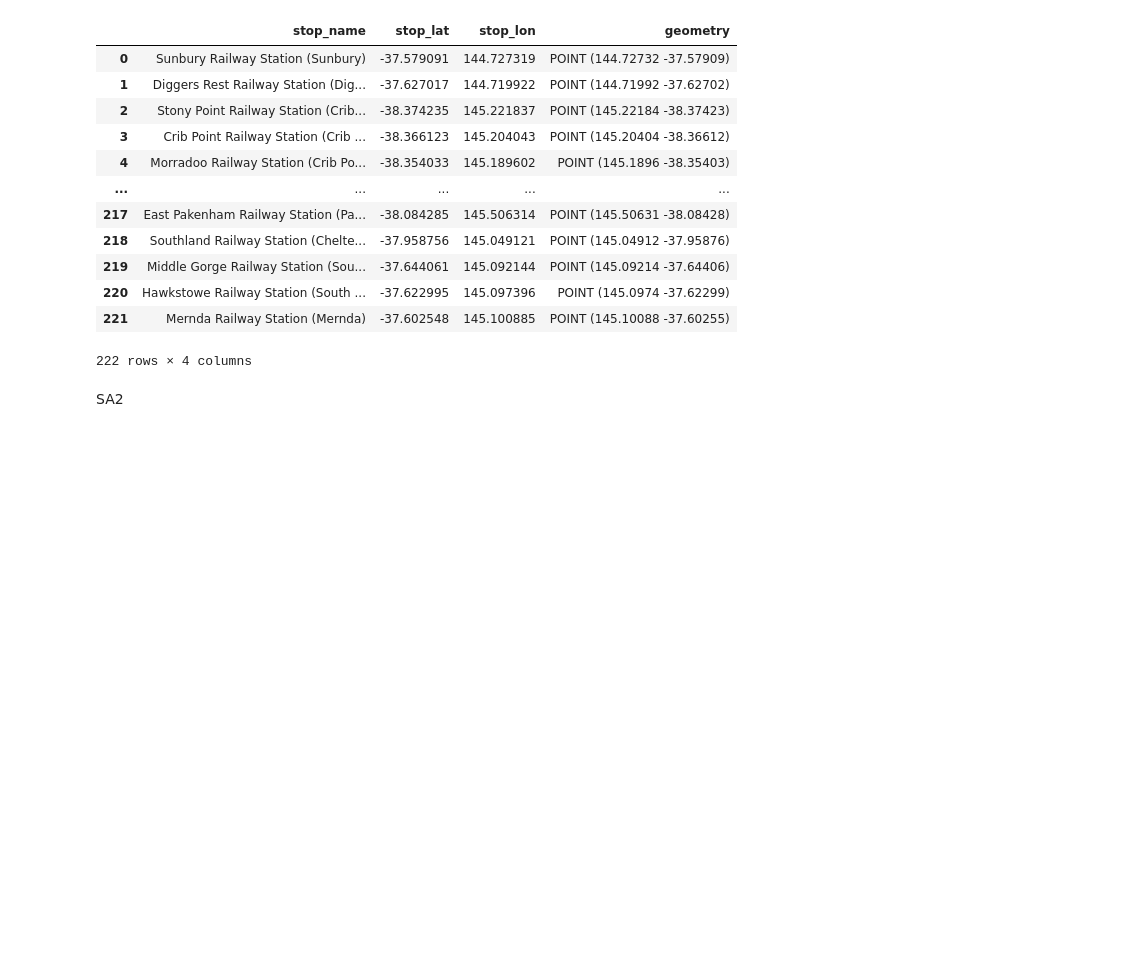
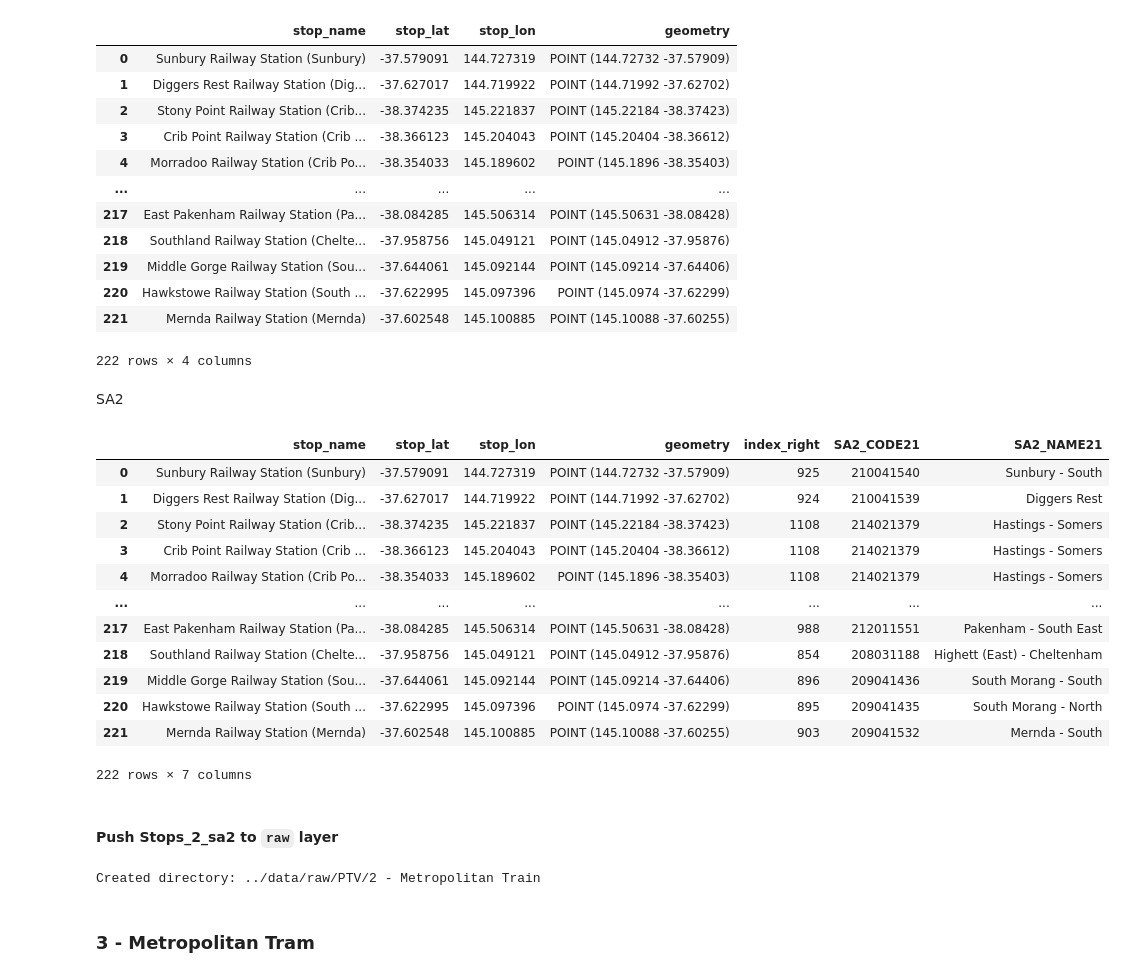
Before and after one commit to MAST30034-AppliedDataScience/project-2-group-real-estate-industry-project-2, a Jupyter notebook: notebooks/preprocessing-ptv.ipynb, the cells around one changed output. Saved outputs shown, nothing was run; the diff lists cells and outputs as text; code cells hidden in the pictures; blank space fills up the shorter version.

```diff
--- a/notebooks/preprocessing-ptv.ipynb
+++ b/notebooks/preprocessing-ptv.ipynb
@@ -68,3 +68,31 @@ SA2
 SA2 = gpd.read_file("../data/landing/sa2/sa2-21-shp/SA2_2021_AUST_GDA2020.shp")
 SA2 = SA2[["SA2_CODE21", "SA2_NAME21", "geometry"]]
 SA2.crs = 'EPSG: 4326'
+# %%
+stops_2_sa2 = gpd.sjoin(stop_2_gdf, SA2, how="left", predicate="within")
+
+# Display the result
+stops_2_sa2
+# %% [output]
+|  | stop_name | stop_lat | stop_lon | geometry | index_right | SA2_CODE21 | SA2_NAME21 |
+| 0 | Sunbury Railway Station (Sunbury) | -37.579091 | 144.727319 | POINT (144.72732 -37.57909) | 925 | 210041540 | Sunbury - South |
+| 1 | Diggers Rest Railway Station (Dig... | -37.627017 | 144.719922 | POINT (144.71992 -37.62702) | 924 | 210041539 | Diggers Rest |
+| 2 | Stony Point Railway Station (Crib... | -38.374235 | 145.221837 | POINT (145.22184 -38.37423) | 1108 | 214021379 | Hastings - Somers |
+| 3 | Crib Point Railway Station (Crib ... | -38.366123 | 145.204043 | POINT (145.20404 -38.36612) | 1108 | 214021379 | Hastings - Somers |
+| 4 | Morradoo Railway Station (Crib Po... | -38.354033 | 145.189602 | POINT (145.1896 -38.35403) | 1108 | 214021379 | Hastings - Somers |
+| ... | ... | ... | ... | ... | ... | ... | ... |
+| 217 | East Pakenham Railway Station (Pa... | -38.084285 | 145.506314 | POINT (145.50631 -38.08428) | 988 | 212011551 | Pakenham - South East |
+| 218 | Southland Railway Station (Chelte... | -37.958756 | 145.049121 | POINT (145.04912 -37.95876) | 854 | 208031188 | Highett (East) - Cheltenham |
+| 219 | Middle Gorge Railway Station (Sou... | -37.644061 | 145.092144 | POINT (145.09214 -37.64406) | 896 | 209041436 | South Morang - South |
+| 220 | Hawkstowe Railway Station (South ... | -37.622995 | 145.097396 | POINT (145.0974 -37.62299) | 895 | 209041435 | South Morang - North |
+| 221 | Mernda Railway Station (Mernda) | -37.602548 | 145.100885 | POINT (145.10088 -37.60255) | 903 | 209041532 | Mernda - South |
+222 rows × 7 columns
+# %% [markdown]
+#### Push Stops_2_sa2 to `raw` layer
+# %%
+create_dir('../data/raw/PTV/2 - Metropolitan Train')
+stops_2_sa2.to_csv('../data/raw/PTV/2 - Metropolitan Train/stops_2_sa2.csv', index=False)
+# %% [output]
+Created directory: ../data/raw/PTV/2 - Metropolitan Train
+# %% [markdown]
+### 3 - Metropolitan Tram
```
Also changed, not shown: parts of 19 cells of this notebook, 2 other files.
